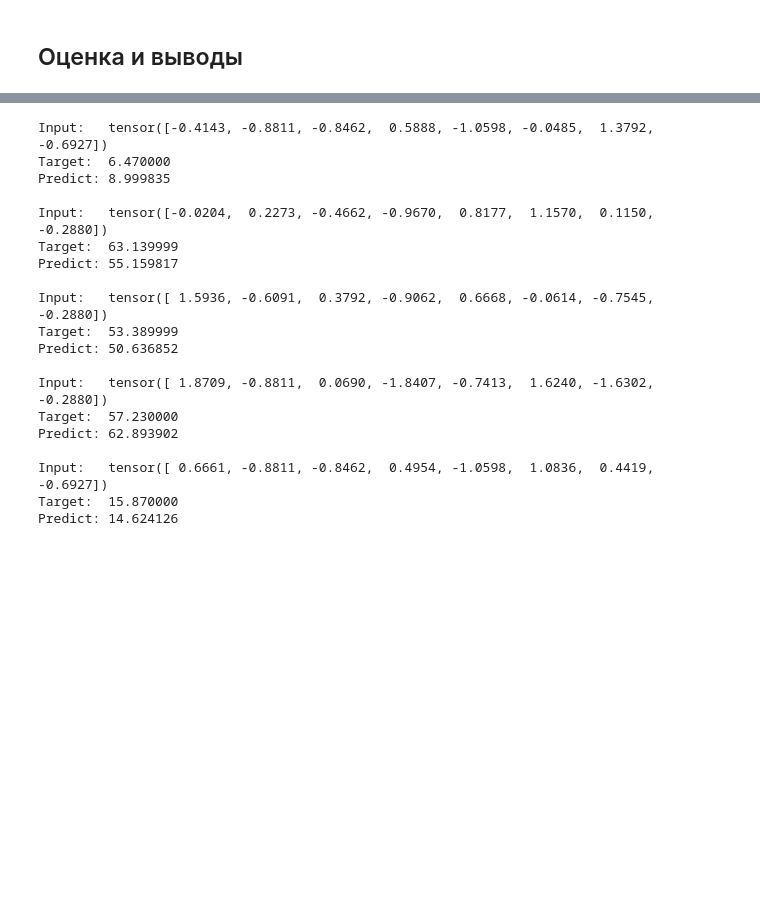
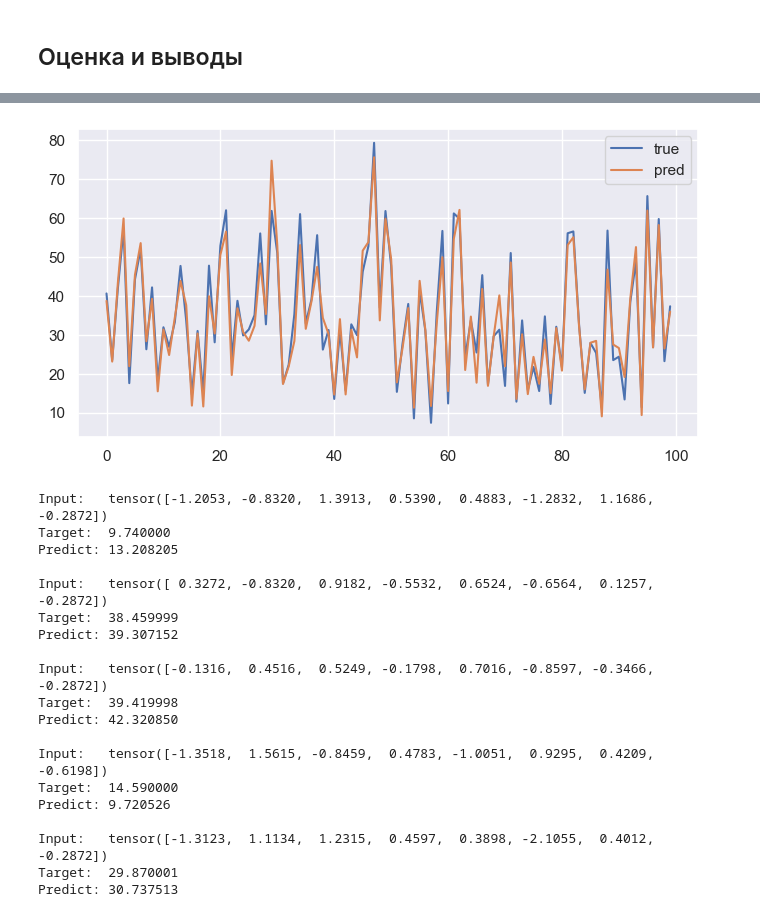
Before and after one commit to belo4ya/My-University, a Jupyter notebook: IV курс/(python) Технологии анализа данных и машинного обучения/99_exam/00_reg/concrete.ipynb, the cells around one changed output, grey strips where cells are left out. Drawn from its saved outputs; the diff is of its cells as text; code cells hidden in the pictures; blank space fills up the shorter version.

```diff
--- a/IV курс/(python) Технологии анализа данных и машинного обучения/99_exam/00_reg/concrete.ipynb
+++ b/IV курс/(python) Технологии анализа данных и машинного обучения/99_exam/00_reg/concrete.ipynb
@@ -196,8 +126,0 @@ concrete_df.head()
-# %%
-target_col = "strength"
-X, y = concrete_df.drop(columns=[target_col]), concrete_df[target_col]
-X_train, X_test, y_train, y_test = train_test_split(X, y, test_size=0.2, random_state=0)
-
-concrete_train_dataset = ConcreteDataset(X_train, y_train)
-concrete_test_dataset = ConcreteDataset(X_test, y_test, scaler=concrete_train_dataset.scaler)
-len(concrete_train_dataset), len(concrete_test_dataset), concrete_train_dataset.n_features
@@ -313,24 +374,29 @@ RMSLE: 0.179835
+# %%
+plot_y_true_y_pred(y_true[:100], y_pred[:100])
+# %% [output]
+[figure, added]
 # %%
-for i in torch.randperm(len(concrete_test_dataset))[:5]:
-    x, y = concrete_test_dataset[i]
-    print_predict(x, y, net, DEVICE)
+net.eval()
+for i in torch.randperm(len(test_dataset))[:5]:
+    x, y = test_dataset[i]
+    print_y_true_y_pred(x, y, net, DEVICE)
 # %% [output]
-Input:   tensor([-0.4143, -0.8811, -0.8462,  0.5888, -1.0598, -0.0485,  1.3792, -0.6927])
-Target:  6.470000
-Predict: 8.999835
+Input:   tensor([-1.2053, -0.8320,  1.3913,  0.5390,  0.4883, -1.2832,  1.1686, -0.2872])
+Target:  9.740000
+Predict: 13.208205
 
-Input:   tensor([-0.0204,  0.2273, -0.4662, -0.9670,  0.8177,  1.1570,  0.1150, -0.2880])
-Target:  63.139999
-Predict: 55.159817
+Input:   tensor([ 0.3272, -0.8320,  0.9182, -0.5532,  0.6524, -0.6564,  0.1257, -0.2872])
+Target:  38.459999
+Predict: 39.307152
 
-Input:   tensor([ 1.5936, -0.6091,  0.3792, -0.9062,  0.6668, -0.0614, -0.7545, -0.2880])
-Target:  53.389999
-Predict: 50.636852
+Input:   tensor([-0.1316,  0.4516,  0.5249, -0.1798,  0.7016, -0.8597, -0.3466, -0.2872])
+Target:  39.419998
+Predict: 42.320850
 
-Input:   tensor([ 1.8709, -0.8811,  0.0690, -1.8407, -0.7413,  1.6240, -1.6302, -0.2880])
-Target:  57.230000
-Predict: 62.893902
+Input:   tensor([-1.3518,  1.5615, -0.8459,  0.4783, -1.0051,  0.9295,  0.4209, -0.6198])
+Target:  14.590000
+Predict: 9.720526
 
-Input:   tensor([ 0.6661, -0.8811, -0.8462,  0.4954, -1.0598,  1.0836,  0.4419, -0.6927])
-Target:  15.870000
-Predict: 14.624126
+Input:   tensor([-1.3123,  1.1134,  1.2315,  0.4597,  0.3898, -2.1055,  0.4012, -0.2872])
+Target:  29.870001
+Predict: 30.737513
```
Also changed, not shown: parts of 18 cells of this notebook, 5 other files.
